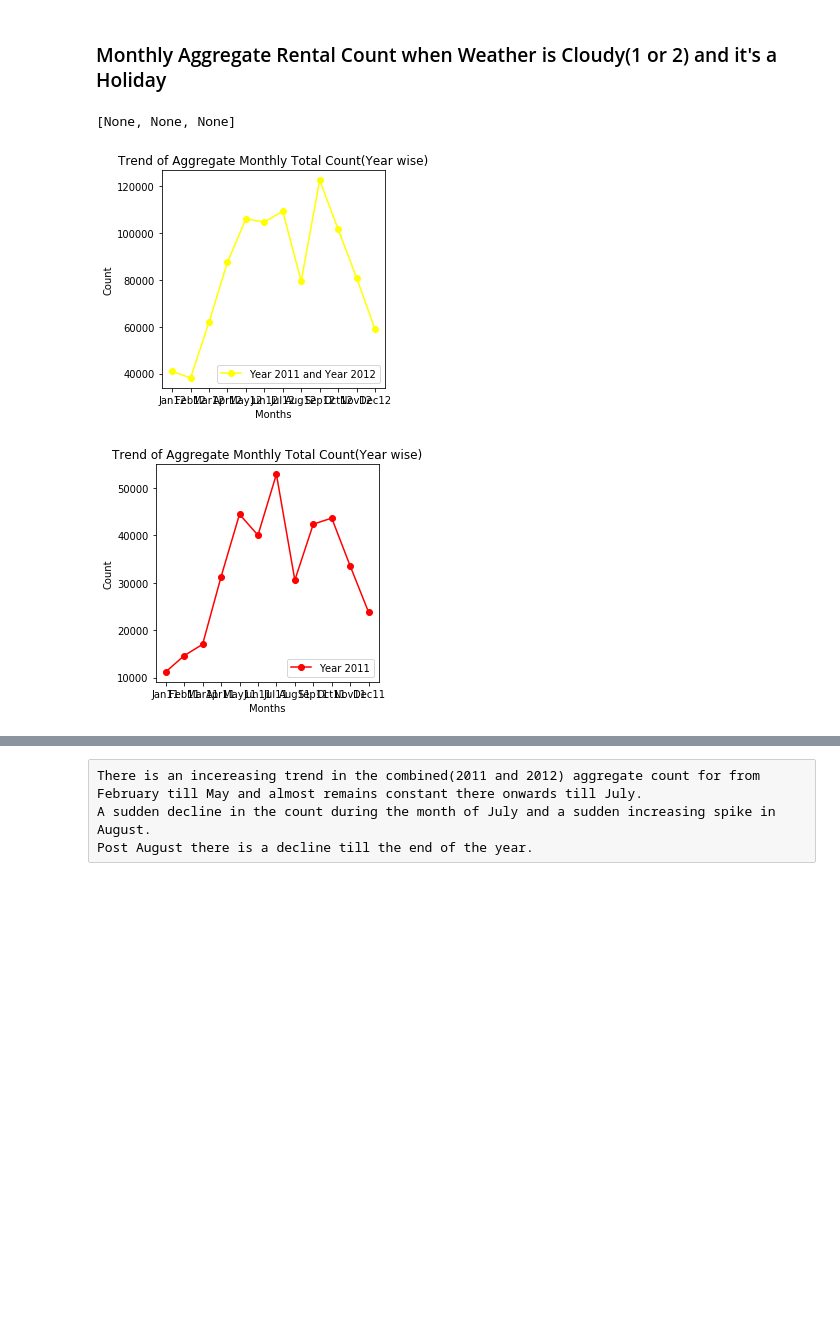
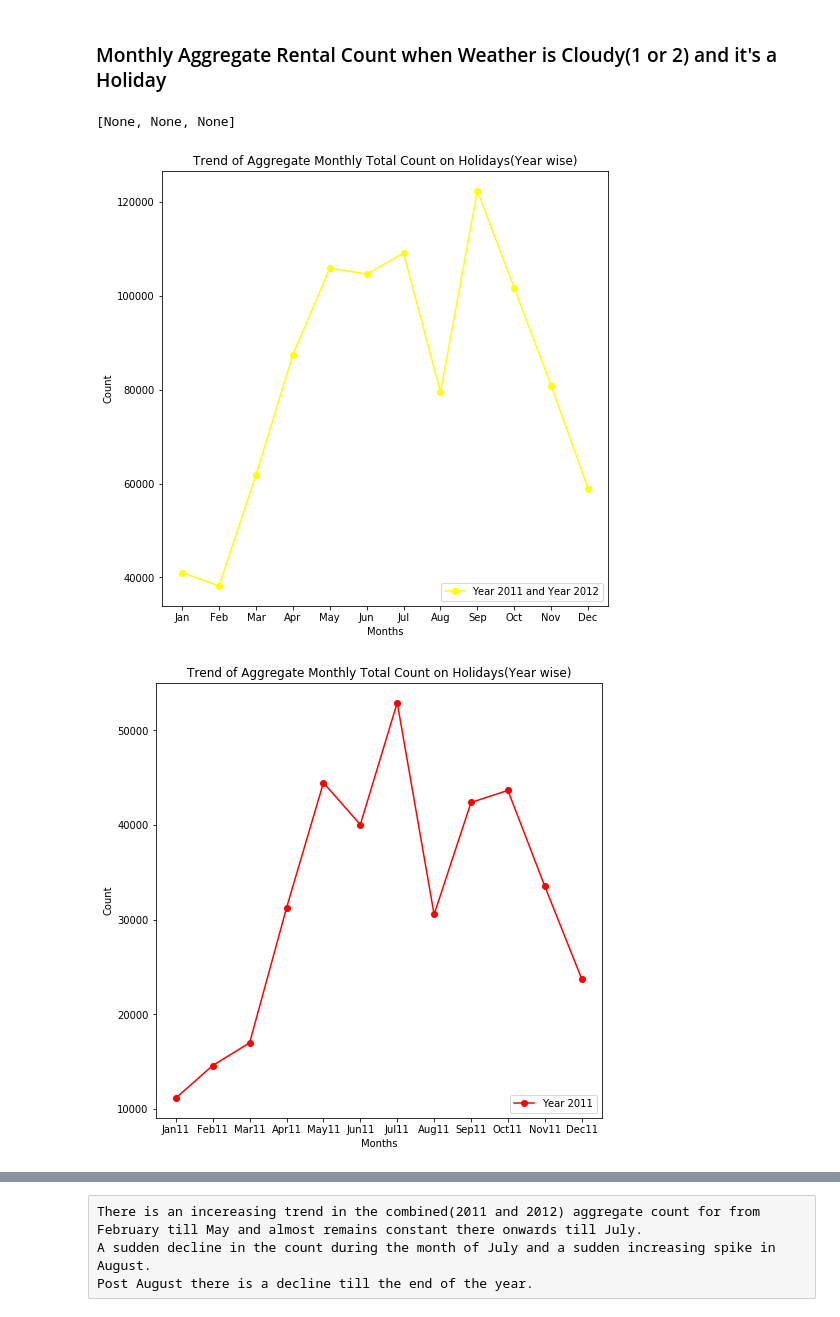
Before and after one commit to padalkars/Predicting-Bike-Rental-Count, a Jupyter notebook: Bike Rental Count Latest.ipynb, the cells around one changed output, grey strips where cells are left out. Drawn from its saved outputs; the diff is of its cells as text; code cells hidden in the pictures; blank space fills up the shorter version.

```diff
--- a/Bike Rental Count Latest.ipynb
+++ b/Bike Rental Count Latest.ipynb
@@ -54,7 +61,8 @@ clouds
 4: Heavy Rain + Ice Pallets + Thunderstorm + Mist, Snow + Fog
 # %%
 #Drop the column 'dteday'
-bike_rental = bike_rental.drop('dteday', axis=1)
+if('dteday' in bike_rental.columns):
+    bike_rental = bike_rental.drop('dteday', axis=1)
 # %%
 bike_rental.shape
 # %% [output]
@@ -267,7 +219,2 @@ plt.savefig(save_outliers + 'log_casual_hist.png')
-# %%
-#Include root_casual in the data frame,
-#since it is more normally distributed than the log_casual.
-bike_rental['root_casual'] = root_casual
-continuous_variables.append('root_casual')
 # %% [markdown]
 ## Calculate the Month-wise Aggregate Bike Count
@@ -274,13 +248,7 @@ continuous_variables.append('root_casual')
 # %%
-def monthly_avg_cnt(data, variable):
-    #global monthly_count
-    fig = plt.figure(figsize=(4,4))
-    if(len(np.unique(np.array(data['yr']))) == 2):
-        label, color = 'Year 2011 and Year 2012', 'Yellow'
-    elif(data.loc[list(data.index)[0],'yr'] == 0):
-        label, color = 'Year 2011', 'red'
-    else:
-        label, color = 'Year 2012', 'blue'
+def monthly_avg_cnt(data, variable, holiday = 0, working_day = 0):
+    fig = plt.figure(figsize=(8,8))
+    label, color = get_label_color(data)
 
     #Creating a dictionary to store monthly count
     months = ['Jan', 'Feb', 'Mar', 'Apr', 'May', 'Jun', 'Jul', 'Aug', 'Sep', 'Oct', 'Nov', 'Dec']
@@ -292,24 +260,29 @@ def monthly_avg_cnt(data, variable):
             continue
         monthly_count[key+label[-2:]] = 0
 
-    #Calculate the Month-wise Average
-    for mon in range(1,13):
+    #Calculate the Month-wise Average using groupby
+    for group, frame in data.groupby('mnth'):
+        total_count = np.sum(frame[variable])
         if(color=='yellow'):
-            monthly_count[key] += np.sum(np.array(data.loc[data['mnth']==mon, variable]))
+            monthly_count[months[group-1]] = total_count
             continue
-        monthly_count[months[mon-1]+label[-2:]] += np.sum(np.array(data.loc[data['mnth']==mon, variable]))
+        monthly_count[months[group-1]+label[-2:]] = total_count
 
     #Create a data frame of Monthly Count and delete monthly count dictionary
     monthly_count_df = pd.DataFrame({'Months':list(monthly_count.keys()), 'Counts':list(monthly_count.values())}, columns=['Months', 'Counts'])
-    #print(monthly_count_df)
+
     #Create a Plot
     plt.plot(monthly_count_df['Months'], monthly_count_df['Counts'], 'o-', color = color, label=label)
     plt.legend(loc="lower right")
+    if(variable=='cnt'):
+        variable = "Total"
+
     plt.xlabel('Months')
     plt.ylabel('Count')
-    if(variable=='cnt'):
-        variable = "Total"
-    plt.title("Trend of Aggregate Monthly " + variable + " Count(Year wise)")
-    plt.savefig(os.getcwd() + "/Plots/Trend " + variable + label + ".png")
+    if((holiday==0) and (working_day==0)):
+        plt.title("Trend of Aggregate Monthly " + variable + " Count(Year wise)")
+        plt.savefig(os.getcwd() + "/Plots/Trend " + variable + label + ".png")
+    else:
+        holiday_working_plot(variable, label, holiday, working_day)
 # %% [markdown]
 ## Calculate Monthly Count for All Users
@@ -522,9 +477,9 @@ holiday = bike_rental.loc[(bike_rental['workingday']==0) & ((bike_rental['weathe
 # %%
 #Find the monthly average count
 holiday_2011 = holiday[holiday['yr']==0]
 holiday_2012 = holiday[holiday['yr']==1]
-[monthly_avg_cnt(holi, 'cnt') for holi in [holiday, holiday_2011, holiday_2012]]
+[monthly_avg_cnt(holi, 'cnt', 1, 0) for holi in [holiday, holiday_2011, holiday_2012]]
 # %% [output]
 [None, None, None]
-[figure, old version]
+[figure, new version]
-[figure, old version]
+[figure, new version]
```
Also changed, not shown: parts of 86 cells of this notebook.
